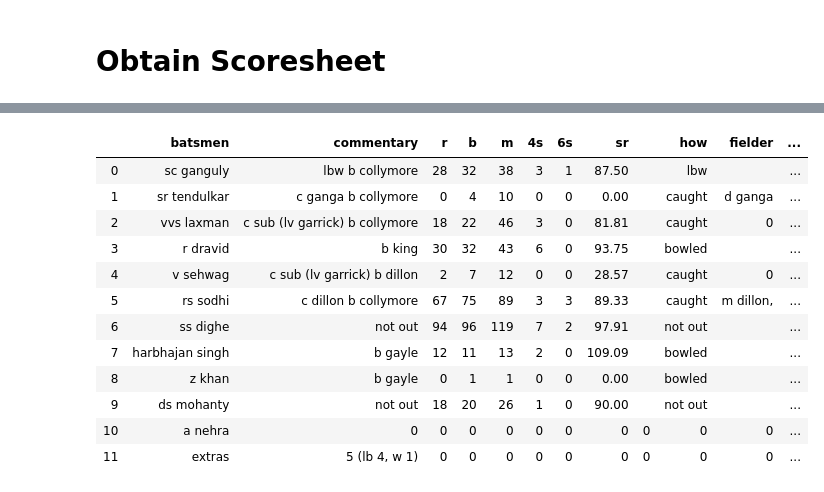
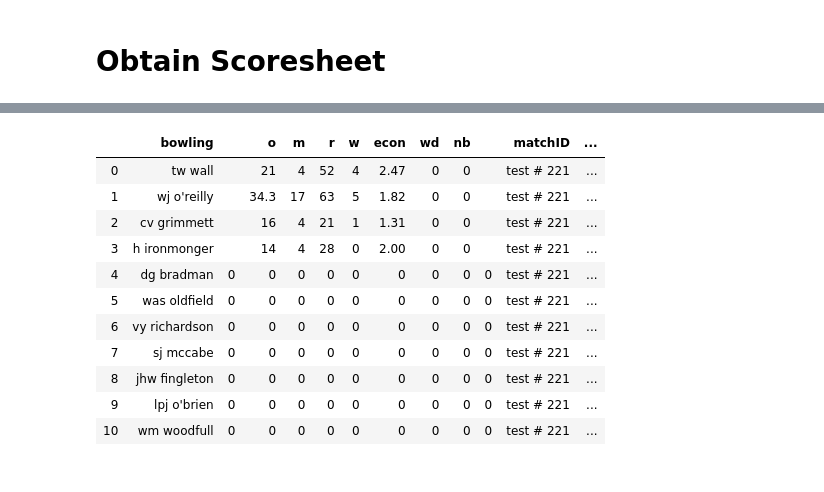
Before and after one commit to ronsg83/Cricanalytics, a Jupyter notebook: Cricket_data_2.ipynb, the cells around one changed output, grey strips where cells are left out. Saved outputs shown, nothing was run; the diff lists cells and outputs as text; code cells hidden in the pictures.

```diff
--- a/Cricket_data_2.ipynb
+++ b/Cricket_data_2.ipynb
@@ -17,8 +17,3 @@ from IPython.display import clear_output
 import pdb
 plt.style.use('ggplot')
 %matplotlib inline
-# %%
-odi = pickle.load(open('odi_list', "rb" ))
-odi[1998].reset_index(inplace=True)
-link = odi[1998].iloc[36,-1]
-odi[1998]
@@ -196,20 +166,21 @@ Name: odi # 1734, dtype: object
 # %%
 # def get_scoresheet(link, format):
+match = pickle.load(open('test_list', "rb" ))
+year = 1932
+num = 7
+match[year].reset_index(inplace=True)
 
-year = 2001
-num = 71
-link = odi[year].iloc[num,-1]
-link
-matchID = odi[year].iloc[num,0]
+link = match[year].iloc[num,-1]
+print(link)
+matchID = match[year].iloc[num,0]
 
 if matchID.find('odi')>-1:
     match_format = 'odi'
 elif matchID.find('test')>-1:
     match_format = 'test'
 
-print("odi_index:", odi_index)
-team_1 = odi[year].iloc[num,:].team_1
-team_2 = odi[year].iloc[num,:].team_2
+team_1 = match[year].iloc[num,:].team_1
+team_2 = match[year].iloc[num,:].team_2
 team_names = [team_1, team_2]
 opponents = {}
 opponents[team_1] = team_2
@@ -233,7 +204,6 @@ MATCH_DETAILS = {}
 MATCH_DETAILS['stadium'] = match_details.find('div', class_ = "stadium-details").text.lower().strip()
 for detail in match_details.find_all('div', class_ = "match-detail--item"):
     left = detail.find('div', class_ = "match-detail--left").text.lower().strip()
-    print(left==None)
     MATCH_DETAILS[left] = []
     for r in detail.find('div', class_ = "match-detail--right").find_all('span'):
         MATCH_DETAILS[left].append(r.text.lower().strip())
@@ -246,10 +216,6 @@ MATCH_DETAILS
 
 ##############################################################################################
 ############################      Get Team Info    ###########################################
-
-
-
-
 
 num_innings = len(scoresheets)
 
@@ -275,7 +241,7 @@ for i,sheet in enumerate(scoresheets):
     if match_format == 'odi':
         my_str = sheet.find('div', class_ = "accordion-header").text.lower().strip()
         this_innings = re.findall(r'(.+)\sinnings', my_str)[0]
-    elif matc_format == 'test':
+    elif match_format == 'test':
         my_str = sheet.find('div', class_ = "accordion-header").text.lower().strip()
         this_innings = re.findall(r'(.+)\s\d', my_str)[0]
 
@@ -323,6 +289,7 @@ for s,sheet in enumerate(scoresheets):
     batting_sheet = sheet.find("div", class_="scorecard-section batsmen")
     bowling_sheet = sheet.find("div", class_ = "scorecard-section bowling")
     inning = 'inning_' + str(s+1)
+    print("In:", inning)
 
     batting_team = bat_innings[s]
     bowling_team = ball_innings[s]
@@ -365,7 +332,7 @@ for s,sheet in enumerate(scoresheets):
             score_card_batting.loc[i, all_headers[j]] = info.text.lower().strip()
 
     did_not_bat = set(squad[batting_team]) - set(score_card_batting.batsmen.values)
-    print(did_not_bat)
+    #print(did_not_bat)
 
     l = len(score_card_batting)
     for dnb in did_not_bat:
@@ -377,6 +344,13 @@ for s,sheet in enumerate(scoresheets):
     l = len(score_card_batting)
     score_card_batting.loc[l, all_headers[0]] = 'extras'
     score_card_batting.loc[l, all_headers[1]] =  extras
+
+    # Total
+    total = sheet.find('div', class_ = "wrap total").find_all('div')[1].text
+    l = len(score_card_batting)
+    score_card_batting.loc[l, all_headers[0]] = 'total'
+    score_card_batting.loc[l, all_headers[1]] =  total
+
 
 
 
@@ -415,5 +389,5 @@ for s,sheet in enumerate(scoresheets):
     score_card_bowling.loc[:, 'innings'] = s+1
     score_card_bowling.loc[:, 'team'] = bowling_team
 
-    BOWLING[inning] = score_card_bowling.drop('', axis=1).fillna(0)
+    BOWLING[inning] = score_card_bowling.fillna(0)
 # %% [output]
@@ -454,16 +419,15 @@ TEAM_INFO
 # %%
-BATTING['inning_2']
+BOWLING['inning_2']
 # %% [output]
-|  | batsmen | commentary | r | b | m | 4s | 6s | sr |  | how | fielder | ... |
-| 0 | sc ganguly | lbw b collymore | 28 | 32 | 38 | 3 | 1 | 87.50 |  | lbw |  | ... |
-| 1 | sr tendulkar | c ganga b collymore | 0 | 4 | 10 | 0 | 0 | 0.00 |  | caught | d ganga | ... |
-| 2 | vvs laxman | c sub (lv garrick) b collymore | 18 | 22 | 46 | 3 | 0 | 81.81 |  | caught | 0 | ... |
-| 3 | r dravid | b king | 30 | 32 | 43 | 6 | 0 | 93.75 |  | bowled |  | ... |
-| 4 | v sehwag | c sub (lv garrick) b dillon | 2 | 7 | 12 | 0 | 0 | 28.57 |  | caught | 0 | ... |
-| 5 | rs sodhi | c dillon b collymore | 67 | 75 | 89 | 3 | 3 | 89.33 |  | caught | m dillon, | ... |
-| 6 | ss dighe | not out | 94 | 96 | 119 | 7 | 2 | 97.91 |  | not out |  | ... |
-| 7 | harbhajan singh | b gayle | 12 | 11 | 13 | 2 | 0 | 109.09 |  | bowled |  | ... |
-| 8 | z khan | b gayle | 0 | 1 | 1 | 0 | 0 | 0.00 |  | bowled |  | ... |
-| 9 | ds mohanty | not out | 18 | 20 | 26 | 1 | 0 | 90.00 |  | not out |  | ... |
-| 10 | a nehra | 0 | 0 | 0 | 0 | 0 | 0 | 0 | 0 | 0 | 0 | ... |
-| 11 | extras | 5 (lb 4, w 1) | 0 | 0 | 0 | 0 | 0 | 0 | 0 | 0 | 0 | ... |
+|  | bowling |  | o | m | r | w | econ | wd | nb |  | matchID | ... |
+| 0 | tw wall |  | 21 | 4 | 52 | 4 | 2.47 | 0 | 0 |  | test # 221 | ... |
+| 1 | wj o'reilly |  | 34.3 | 17 | 63 | 5 | 1.82 | 0 | 0 |  | test # 221 | ... |
+| 2 | cv grimmett |  | 16 | 4 | 21 | 1 | 1.31 | 0 | 0 |  | test # 221 | ... |
+| 3 | h ironmonger |  | 14 | 4 | 28 | 0 | 2.00 | 0 | 0 |  | test # 221 | ... |
+| 4 | dg bradman | 0 | 0 | 0 | 0 | 0 | 0 | 0 | 0 | 0 | test # 221 | ... |
+| 5 | was oldfield | 0 | 0 | 0 | 0 | 0 | 0 | 0 | 0 | 0 | test # 221 | ... |
+| 6 | vy richardson | 0 | 0 | 0 | 0 | 0 | 0 | 0 | 0 | 0 | test # 221 | ... |
+| 7 | sj mccabe | 0 | 0 | 0 | 0 | 0 | 0 | 0 | 0 | 0 | test # 221 | ... |
+| 8 | jhw fingleton | 0 | 0 | 0 | 0 | 0 | 0 | 0 | 0 | 0 | test # 221 | ... |
+| 9 | lpj o'brien | 0 | 0 | 0 | 0 | 0 | 0 | 0 | 0 | 0 | test # 221 | ... |
+| 10 | wm woodfull | 0 | 0 | 0 | 0 | 0 | 0 | 0 | 0 | 0 | test # 221 | ... |
```
Also changed, not shown: parts of 8 cells of this notebook.
